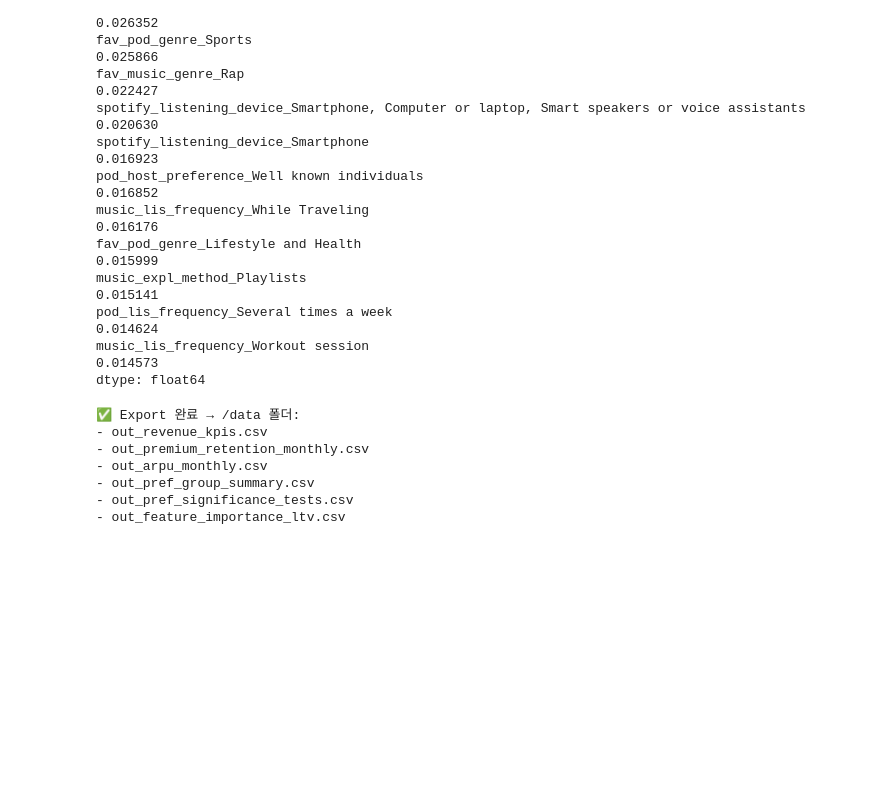
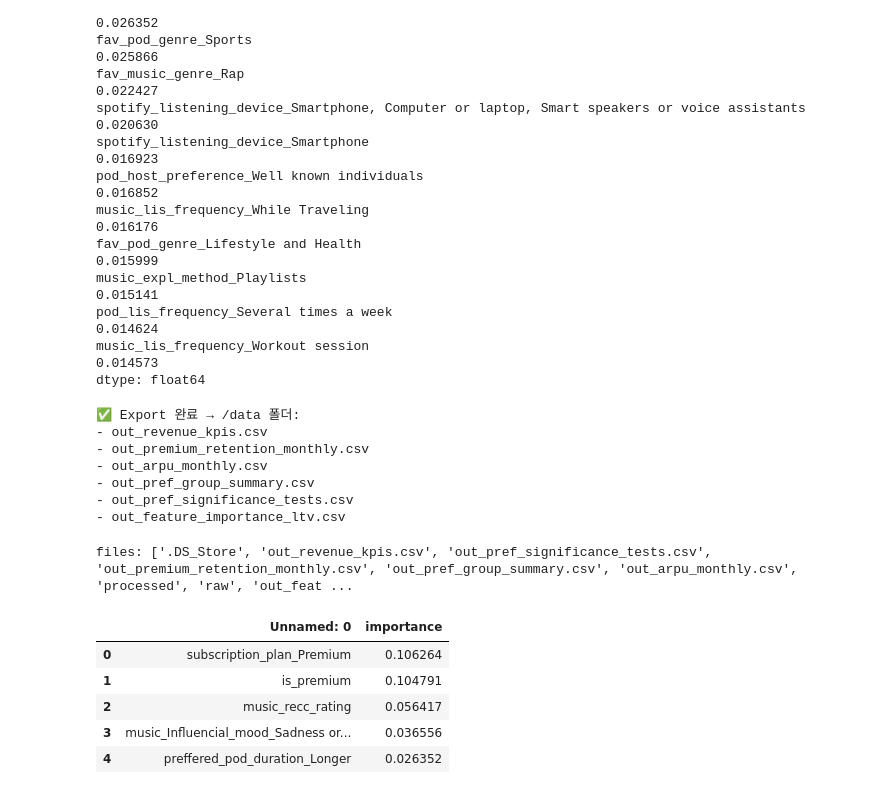
Before and after one commit to twinklefins/StayOrSkip, a Jupyter notebook: spotify_cleaned.ipynb, the cells around one changed output. Drawn from its saved outputs; the diff is of its cells as text; code cells hidden in the pictures; blank space fills up the shorter version.

```diff
--- a/spotify_cleaned.ipynb
+++ b/spotify_cleaned.ipynb
@@ -476,3 +476,15 @@ print("- out_feature_importance_ltv.csv")
 - out_pref_group_summary.csv
 - out_pref_significance_tests.csv
 - out_feature_importance_ltv.csv
+# %%
+import os, pandas as pd
+print("files:", os.listdir("data"))
+pd.read_csv("data/out_feature_importance_ltv.csv").head()
+# %% [output]
+files: ['.DS_Store', 'out_revenue_kpis.csv', 'out_pref_significance_tests.csv', 'out_premium_retention_monthly.csv', 'out_pref_group_summary.csv', 'out_arpu_monthly.csv', 'processed', 'raw', 'out_feat ...
+|  | Unnamed: 0 | importance |
+| 0 | subscription_plan_Premium | 0.106264 |
+| 1 | is_premium | 0.104791 |
+| 2 | music_recc_rating | 0.056417 |
+| 3 | music_Influencial_mood_Sadness or... | 0.036556 |
+| 4 | preffered_pod_duration_Longer | 0.026352 |
```
